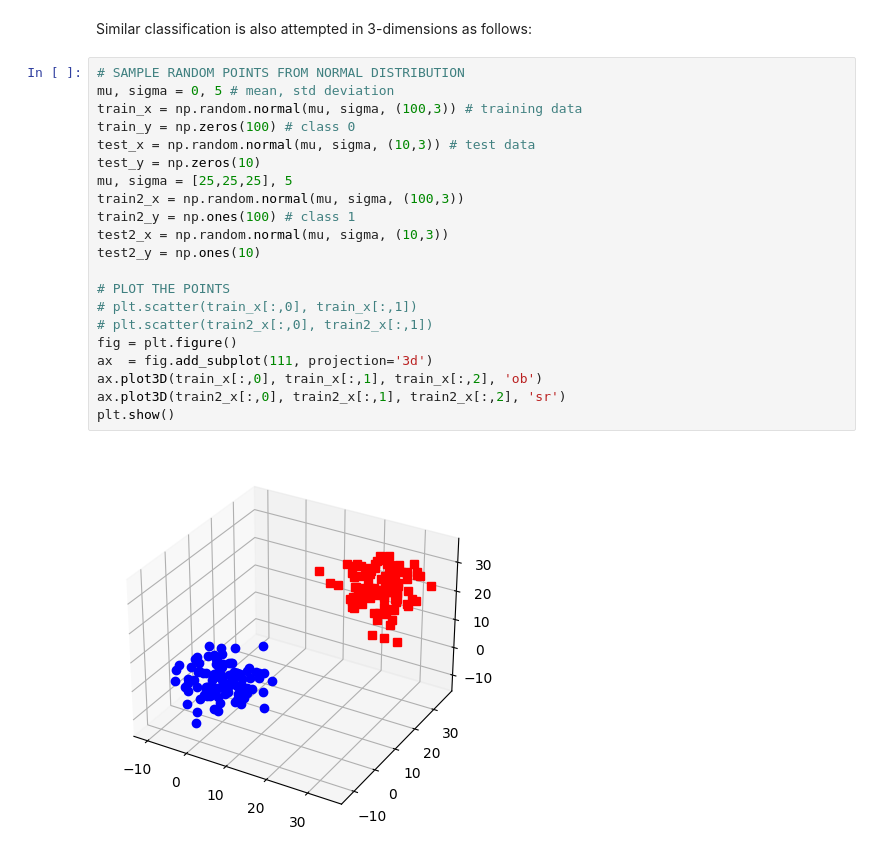
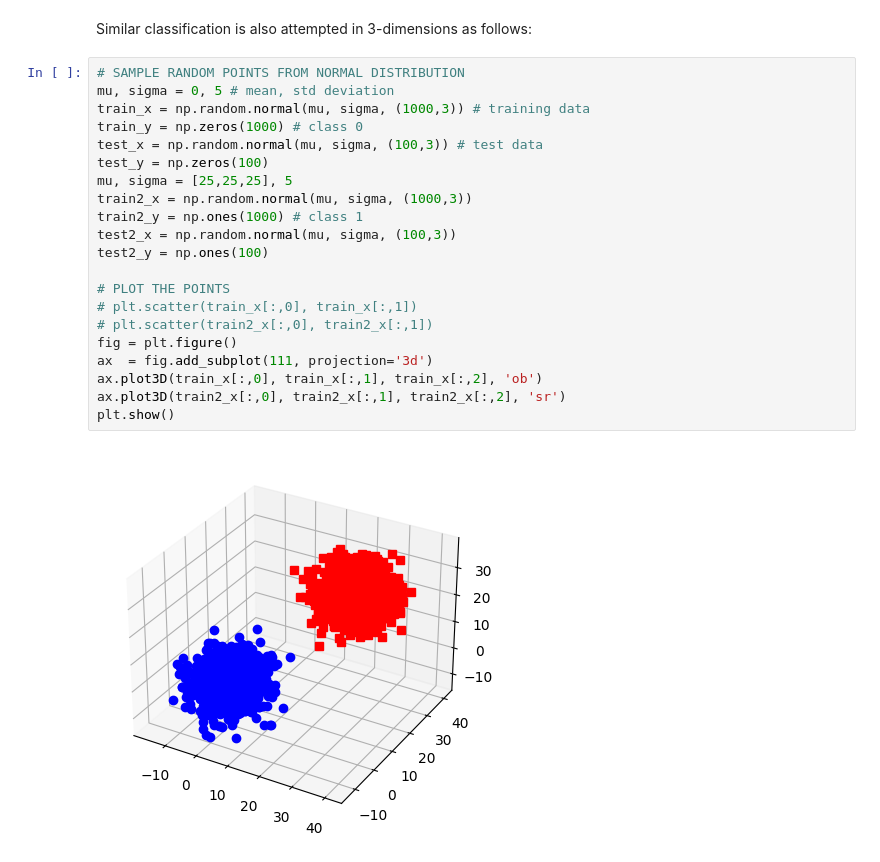
Before and after one commit to anishshil/CSCI8442-ComputationalGeometry, a Jupyter notebook: CGProject.ipynb, the cells around one changed output. Cells and saved outputs as stored; diff of their text form.

```diff
--- a/CGProject.ipynb
+++ b/CGProject.ipynb
@@ -89,26 +84,26 @@ Similar classification is also attempted in 3-dimensions as follows:
 # %%
 # SAMPLE RANDOM POINTS FROM NORMAL DISTRIBUTION
 mu, sigma = 0, 5 # mean, std deviation
-train_x = np.random.normal(mu, sigma, (100,3)) # training data
-train_y = np.zeros(100) # class 0
-test_x = np.random.normal(mu, sigma, (10,3)) # test data
-test_y = np.zeros(10)
+train_x = np.random.normal(mu, sigma, (1000,3)) # training data
+train_y = np.zeros(1000) # class 0
+test_x = np.random.normal(mu, sigma, (100,3)) # test data
+test_y = np.zeros(100)
 mu, sigma = [25,25,25], 5
-train2_x = np.random.normal(mu, sigma, (100,3))
-train2_y = np.ones(100) # class 1
-test2_x = np.random.normal(mu, sigma, (10,3))
-test2_y = np.ones(10)
+train2_x = np.random.normal(mu, sigma, (1000,3))
+train2_y = np.ones(1000) # class 1
+test2_x = np.random.normal(mu, sigma, (100,3))
+test2_y = np.ones(100)
 
 # PLOT THE POINTS
 # plt.scatter(train_x[:,0], train_x[:,1])
 # plt.scatter(train2_x[:,0], train2_x[:,1])
 fig = plt.figure()
 ax  = fig.add_subplot(111, projection='3d')
 ax.plot3D(train_x[:,0], train_x[:,1], train_x[:,2], 'ob')
 ax.plot3D(train2_x[:,0], train2_x[:,1], train2_x[:,2], 'sr')
 plt.show()
 # %% [output]
-[figure, old version]
+[figure, new version]
 # %%
 # COMPUTE AND PLOT THE HULLS
 fig = plt.figure()
```
Also changed, not shown: parts of 8 cells of this notebook, 1 other file.
